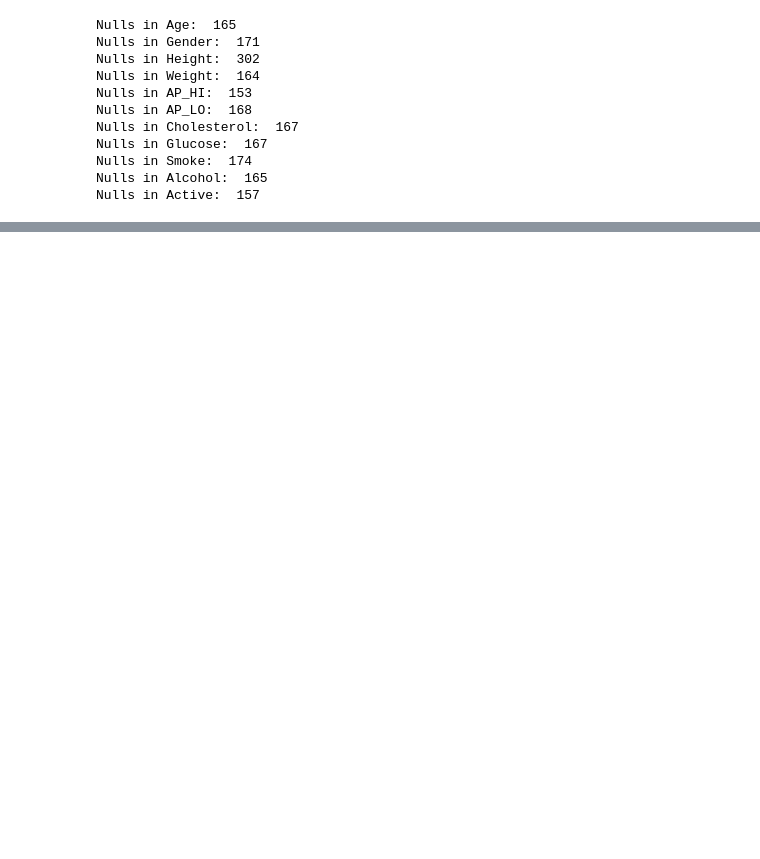
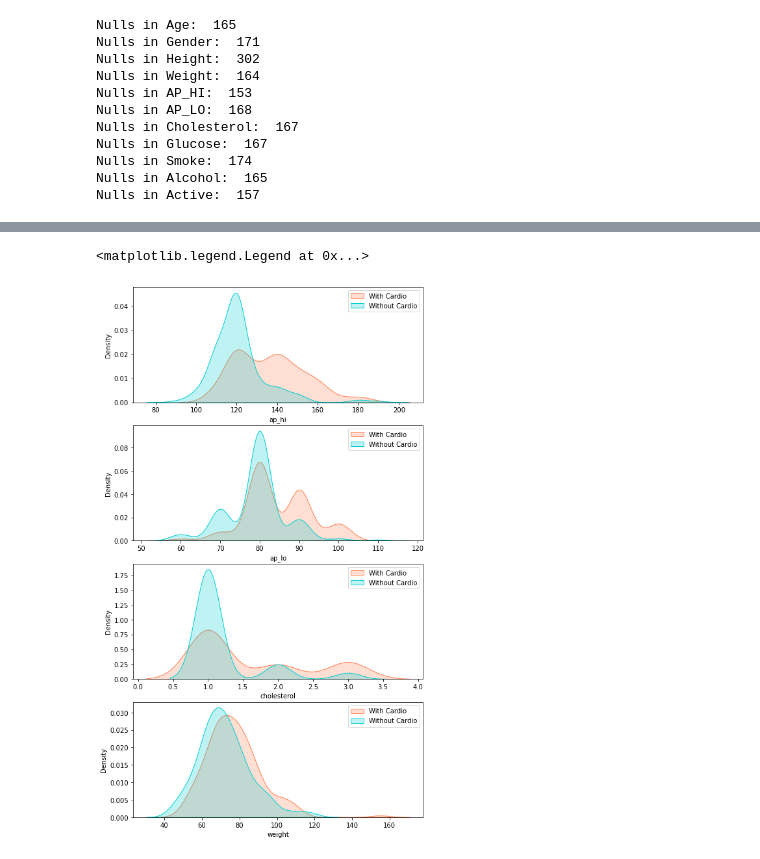
Before and after one commit to PrabjyotObhi/CMPE257, a Jupyter notebook: Lab_1/PartOne/part_one_lab.ipynb, the cells around one changed output, grey strips where cells are left out. Drawn from its saved outputs; the diff is of its cells as text; code cells hidden in the pictures; blank space fills up the shorter version.

```diff
--- a/Lab_1/PartOne/part_one_lab.ipynb
+++ b/Lab_1/PartOne/part_one_lab.ipynb
@@ -501,0 +226,23 @@ cardio_train_data_set
+# %%
+#The columns i want to use would be ap_hi, ap_lo, cholesterol, and weight
+fig, (ax1, ax2, ax3, ax4) = plt.subplots(4, figsize=(8, 15))
+
+# Graph for AP_HI
+sns.kdeplot(cardio_train_data_set.ap_hi[cardio_train_data_set.cardio==1], color="coral", shade=True, ax=ax1, label='With Cardio')
+sns.kdeplot(cardio_train_data_set.ap_hi[cardio_train_data_set.cardio==0], color="darkturquoise", shade=True, ax=ax1, label='Without Cardio')
+ax1.legend()
+# Graph for AP_LO
+sns.kdeplot(cardio_train_data_set.ap_lo[cardio_train_data_set.cardio==1], color="coral", shade=True, ax=ax2, label='With Cardio')
+sns.kdeplot(cardio_train_data_set.ap_lo[cardio_train_data_set.cardio==0], color="darkturquoise", shade=True, ax=ax2, label='Without Cardio')
+ax2.legend()
+# Graph for Cholesterol
+sns.kdeplot(cardio_train_data_set.cholesterol[cardio_train_data_set.cardio==1], color="coral", shade=True, ax=ax3, label='With Cardio')
+sns.kdeplot(cardio_train_data_set.cholesterol[cardio_train_data_set.cardio==0], color="darkturquoise", shade=True, ax=ax3, label='Without Cardio')
+ax3.legend()
+# Graph for Weight
+sns.kdeplot(cardio_train_data_set.weight[cardio_train_data_set.cardio==1], color="coral", shade=True, ax=ax4, label='With Cardio')
+sns.kdeplot(cardio_train_data_set.weight[cardio_train_data_set.cardio==0], color="darkturquoise", shade=True, ax=ax4, label='Without Cardio')
+ax4.legend()
+# %% [output]
+<matplotlib.legend.Legend at 0x...>
+[figure, added]
```
Also changed, not shown: parts of 64 cells of this notebook, 7 other files.
